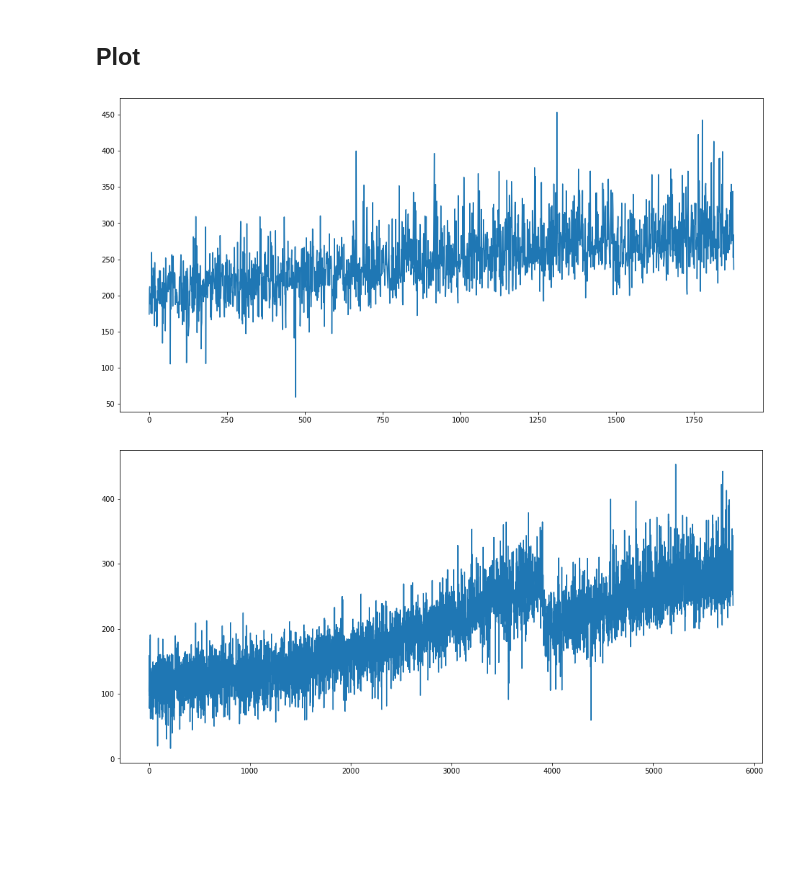
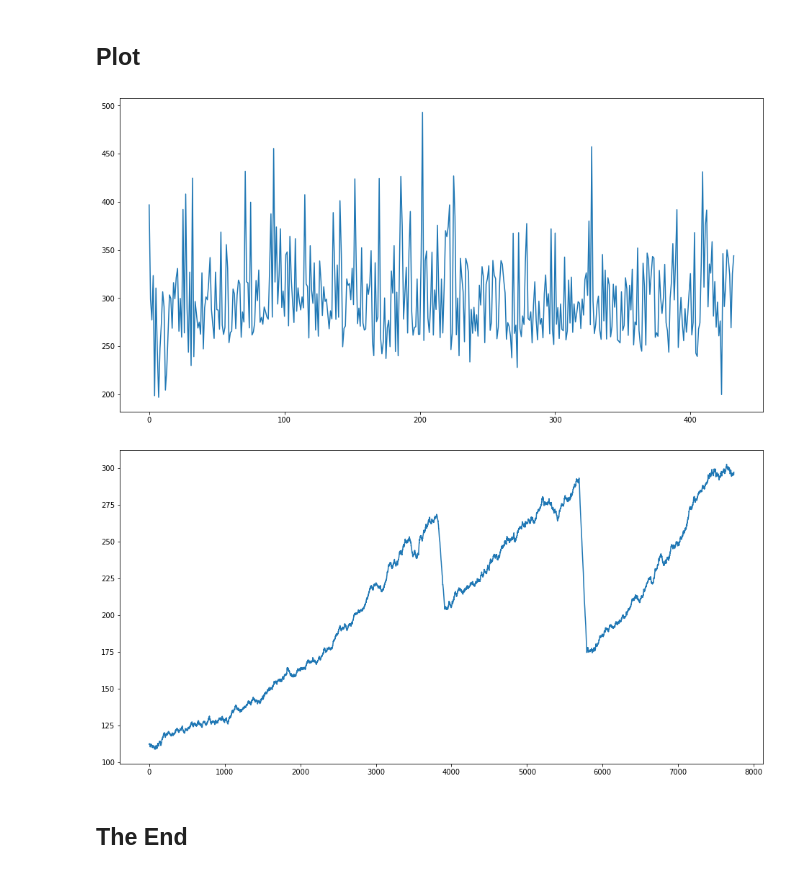
Before and after one commit to FreeLike76/TetrisBattleRoyaleRL, a Jupyter notebook: agent_rl/dqn_training.ipynb, the cells around one changed output. Saved outputs shown, nothing was run; the diff lists cells and outputs as text; code cells hidden in the pictures; blank space fills up the shorter version.

```diff
--- a/agent_rl/dqn_training.ipynb
+++ b/agent_rl/dqn_training.ipynb
@@ -328,7 +326,7 @@ dqn.save_weights("saved/dqn_v18.h5", overwrite=True)
 #full_hist = np.concatenate((full_hist, np.array(history.history["episode_reward"])))
 # save history
 #np.save("saved/history15.npy", full_hist)
-np.save("saved/history18.npy", np.array(history.history["episode_reward"]))
+np.save("saved/history20.npy", np.array(history.history["episode_reward"]))
 
 plt.rcParams["figure.figsize"] = (16, 8)
 #plt.plot(moving_average(full_hist, 10))
@@ -336,12 +334,15 @@ plt.rcParams["figure.figsize"] = (16, 8)
 plt.plot(np.array(history.history["episode_reward"]))
 plt.show()
 # %% [output]
-[figure, old version]
+[figure, new version]
 # %%
 load17 = np.load("saved/history17.npy")
 load18 = np.load("saved/history18.npy")
-total = np.concatenate((load17, load18))
-plt.plot(total)
+load19 = np.load("saved/history19.npy")
+total = np.concatenate((load17, load18, load19))
+plt.plot(moving_average(total, 100))
 plt.show()
 # %% [output]
-[figure, old version]
+[figure, new version]
+# %% [markdown]
+## The End
```
Also changed, not shown: parts of 7 cells of this notebook, 3 other files.
